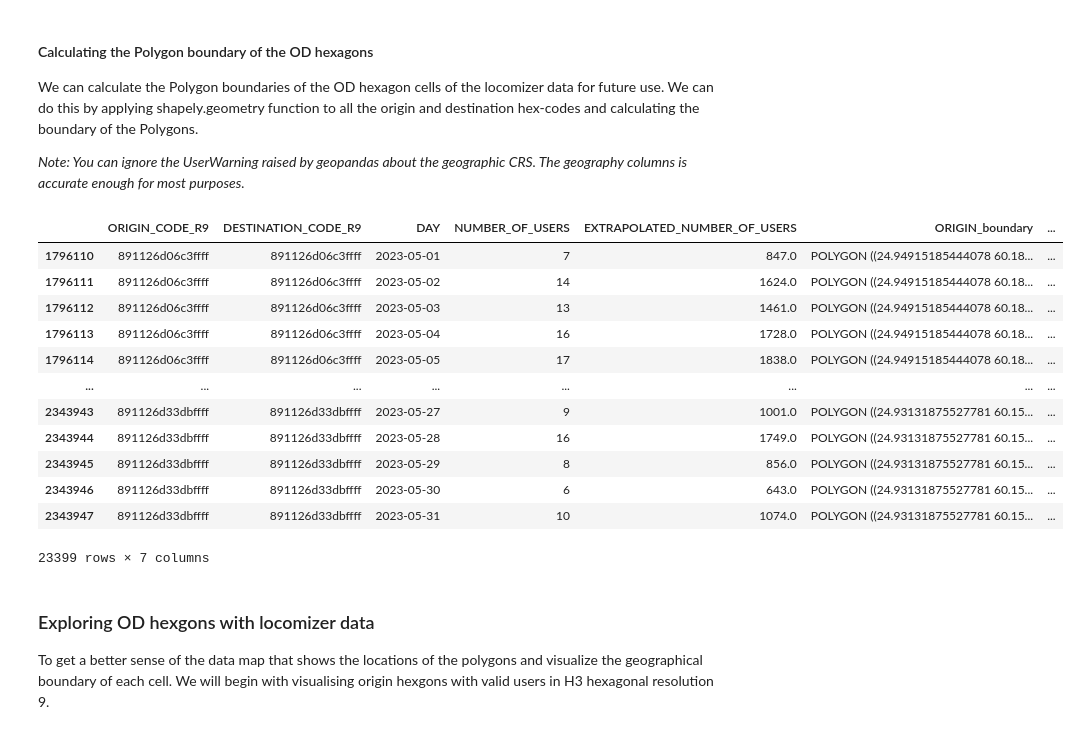
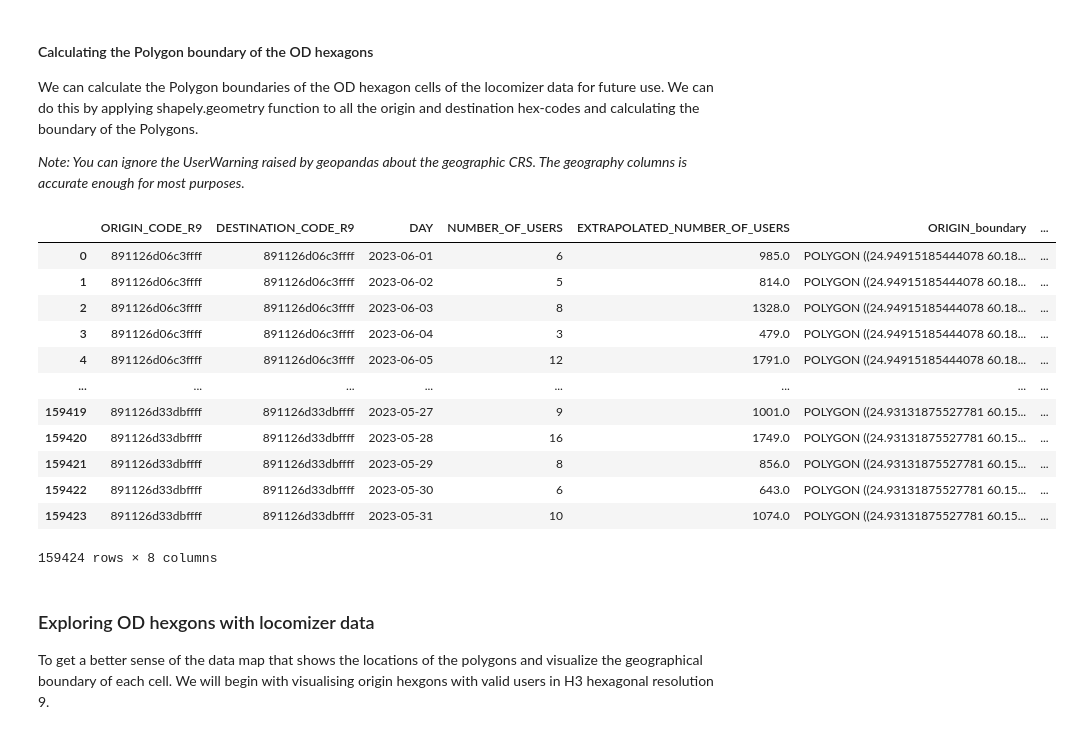
Before and after one commit to AaltoGIS/Mobile-Tartu-2024, a Jupyter notebook: source/notebooks/T0_Intro_to_data.ipynb, the cells around one changed output. Cells and saved outputs as stored; diff of their text form; code cells hidden in the pictures.

```diff
--- a/source/notebooks/T0_Intro_to_data.ipynb
+++ b/source/notebooks/T0_Intro_to_data.ipynb
@@ -299,30 +300,33 @@ We can calculate the Polygon boundaries of the OD hexagon cells of the locomizer
 
 *Note: You can ignore the UserWarning raised by geopandas about the geographic CRS. The geography columns is accurate enough for most purposes.*
 # %%
-import pandas as pd
+loco_df_all = pd.DataFrame()
 for filename in LocoFiles:
     loco_df = pd.read_csv(filename,index_col=0)
     loco_df["ORIGIN_boundary"] = loco_df.ORIGIN_CODE_R9.apply(lambda x: shapely.geometry.Polygon((p[1],p[0]) for p in h3.cell_to_boundary(x))) #
     loco_df["DESTINATION_boundary"] = loco_df.DESTINATION_CODE_R9.apply(lambda x: shapely.geometry.Polygon((p[1],p[0]) for p in h3.cell_to_boundary(x)))
     interval = filename.split(".")[0].split("_")[-2]
+    loco_df["interval"] = [interval]  * len(loco_df)
+    loco_df_all = pd.concat([loco_df_all,loco_df],ignore_index=True)
 # %%
-loco_df
+loco_df_all.to_csv("data/Locomizer_data/SDey_LocomizerOD_MayJune2023_R9.csv")
+loco_df_all
 ##shapely.geometry.Polygon(h3.cell_to_boundary(hexagon))
 ##shapely.geometry.Polygon((p[1],p[0]) for p in h3.cell_to_boundary(hexagon))
 # %% [output]
 |  | ORIGIN_CODE_R9 | DESTINATION_CODE_R9 | DAY | NUMBER_OF_USERS | EXTRAPOLATED_NUMBER_OF_USERS | ORIGIN_boundary | ... |
-| 1796110 | 891126d06c3ffff | 891126d06c3ffff | 2023-05-01 | 7 | 847.0 | POLYGON ((24.94915185444078 60.18... | ... |
-| 1796111 | 891126d06c3ffff | 891126d06c3ffff | 2023-05-02 | 14 | 1624.0 | POLYGON ((24.94915185444078 60.18... | ... |
-| 1796112 | 891126d06c3ffff | 891126d06c3ffff | 2023-05-03 | 13 | 1461.0 | POLYGON ((24.94915185444078 60.18... | ... |
-| 1796113 | 891126d06c3ffff | 891126d06c3ffff | 2023-05-04 | 16 | 1728.0 | POLYGON ((24.94915185444078 60.18... | ... |
-| 1796114 | 891126d06c3ffff | 891126d06c3ffff | 2023-05-05 | 17 | 1838.0 | POLYGON ((24.94915185444078 60.18... | ... |
+| 0 | 891126d06c3ffff | 891126d06c3ffff | 2023-06-01 | 6 | 985.0 | POLYGON ((24.94915185444078 60.18... | ... |
+| 1 | 891126d06c3ffff | 891126d06c3ffff | 2023-06-02 | 5 | 814.0 | POLYGON ((24.94915185444078 60.18... | ... |
+| 2 | 891126d06c3ffff | 891126d06c3ffff | 2023-06-03 | 8 | 1328.0 | POLYGON ((24.94915185444078 60.18... | ... |
+| 3 | 891126d06c3ffff | 891126d06c3ffff | 2023-06-04 | 3 | 479.0 | POLYGON ((24.94915185444078 60.18... | ... |
+| 4 | 891126d06c3ffff | 891126d06c3ffff | 2023-06-05 | 12 | 1791.0 | POLYGON ((24.94915185444078 60.18... | ... |
 | ... | ... | ... | ... | ... | ... | ... | ... |
-| 2343943 | 891126d33dbffff | 891126d33dbffff | 2023-05-27 | 9 | 1001.0 | POLYGON ((24.93131875527781 60.15... | ... |
-| 2343944 | 891126d33dbffff | 891126d33dbffff | 2023-05-28 | 16 | 1749.0 | POLYGON ((24.93131875527781 60.15... | ... |
-| 2343945 | 891126d33dbffff | 891126d33dbffff | 2023-05-29 | 8 | 856.0 | POLYGON ((24.93131875527781 60.15... | ... |
-| 2343946 | 891126d33dbffff | 891126d33dbffff | 2023-05-30 | 6 | 643.0 | POLYGON ((24.93131875527781 60.15... | ... |
-| 2343947 | 891126d33dbffff | 891126d33dbffff | 2023-05-31 | 10 | 1074.0 | POLYGON ((24.93131875527781 60.15... | ... |
+| 159419 | 891126d33dbffff | 891126d33dbffff | 2023-05-27 | 9 | 1001.0 | POLYGON ((24.93131875527781 60.15... | ... |
+| 159420 | 891126d33dbffff | 891126d33dbffff | 2023-05-28 | 16 | 1749.0 | POLYGON ((24.93131875527781 60.15... | ... |
+| 159421 | 891126d33dbffff | 891126d33dbffff | 2023-05-29 | 8 | 856.0 | POLYGON ((24.93131875527781 60.15... | ... |
+| 159422 | 891126d33dbffff | 891126d33dbffff | 2023-05-30 | 6 | 643.0 | POLYGON ((24.93131875527781 60.15... | ... |
+| 159423 | 891126d33dbffff | 891126d33dbffff | 2023-05-31 | 10 | 1074.0 | POLYGON ((24.93131875527781 60.15... | ... |
-23399 rows × 7 columns
+159424 rows × 8 columns
 # %% [markdown]
 
 ### Exploring OD hexgons with locomizer data
```
Also changed, not shown: parts of 3 cells of this notebook, 4 other files.
